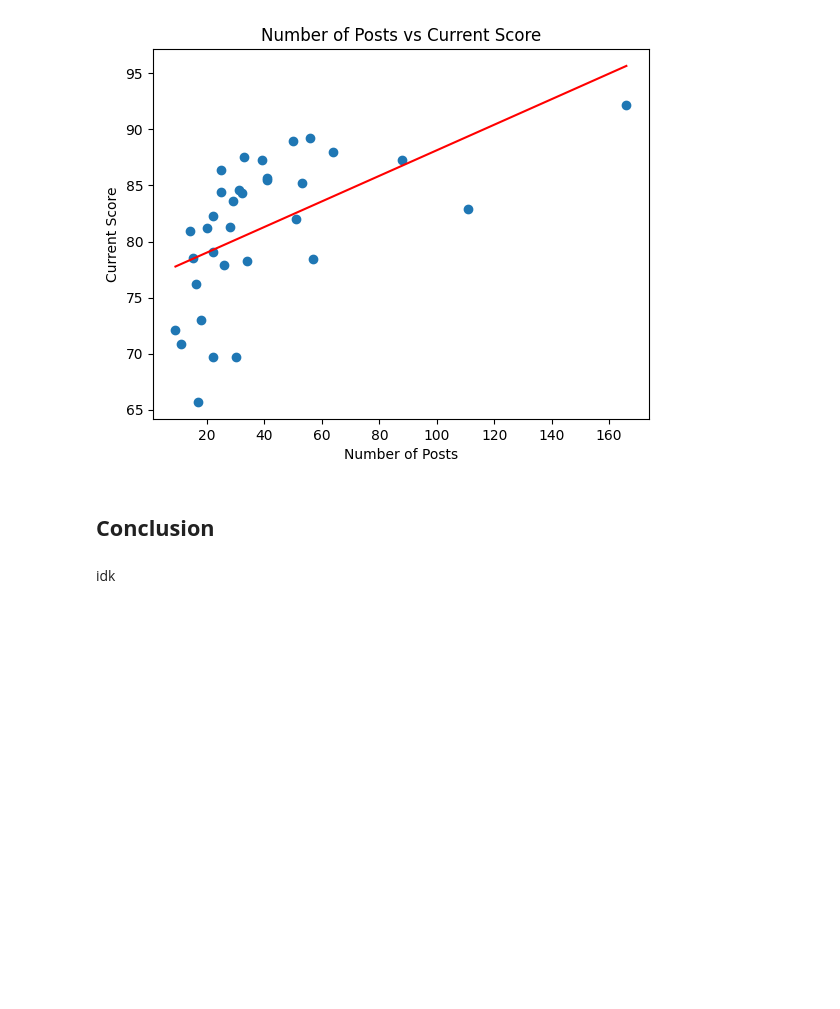
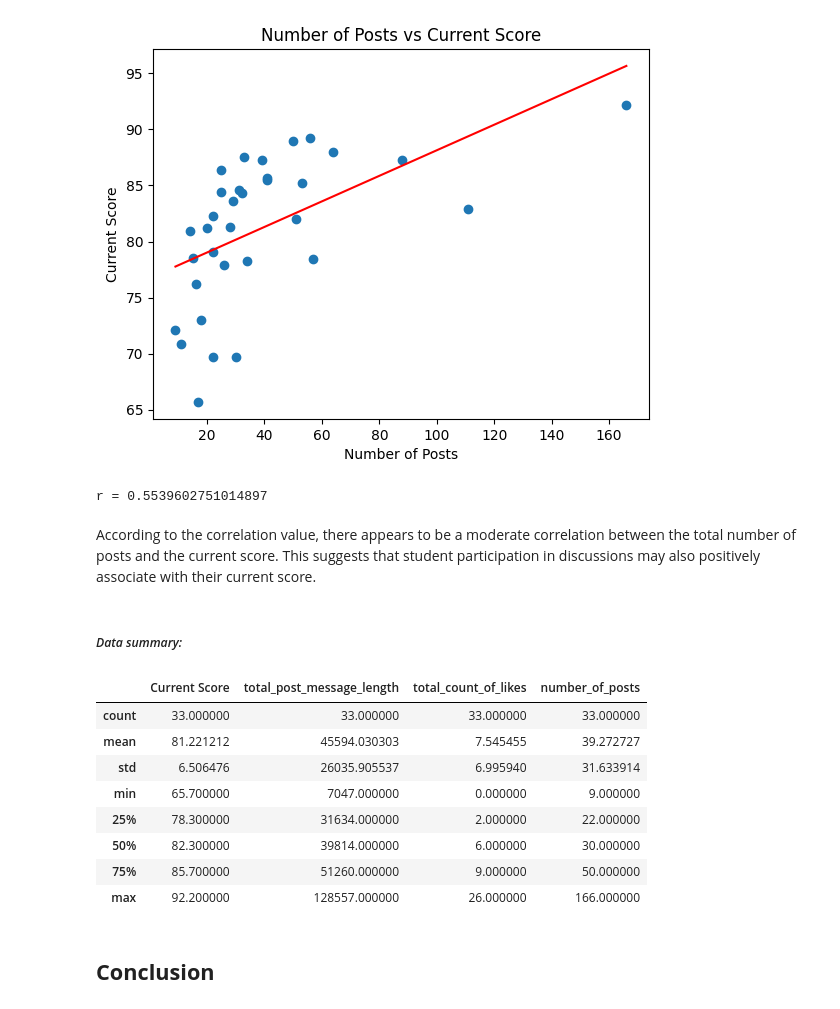
Before and after one commit to jon-chow/hack-la-2022, a Jupyter notebook: src/canvas.ipynb, the cells around one changed output. Drawn from its saved outputs; the diff is of its cells as text; code cells hidden in the pictures; blank space fills up the shorter version.

```diff
--- a/src/canvas.ipynb
+++ b/src/canvas.ipynb
@@ -221,15 +228,15 @@ display(merge_data_2)
 # %%
 # plot merge_data_2 to see if there is a correlation between current score and number of posts
-plt.scatter(merge_data_2["number_of_posts"], merge_data_2["Current Score"])
+plt.scatter(merge_data["number_of_posts"], merge_data["Current Score"])
 plt.xlabel("Number of Posts")
 plt.ylabel("Current Score")
 plt.title("Number of Posts vs Current Score")
 
 # convert Current Score to numeric
-merge_data_2["Current Score"] = pd.to_numeric(merge_data_2["Current Score"])
+merge_data["Current Score"] = pd.to_numeric(merge_data["Current Score"])
 
 # add a best fit line to the plot
-plt.plot(np.unique(merge_data_2["number_of_posts"]), np.poly1d(np.polyfit(merge_data_2["number_of_posts"], merge_data_2["Current Score"], 1))(np.unique(merge_data_2["number_of_posts"])), color = 'red')
+plt.plot(np.unique(merge_data["number_of_posts"]), np.poly1d(np.polyfit(merge_data["number_of_posts"], merge_data["Current Score"], 1))(np.unique(merge_data["number_of_posts"])), color = 'red')
 # %% [output]
 <matplotlib.collections.PathCollection at 0x...>
 Text(0.5, 0, 'Number of Posts')
@@ -237,7 +244,26 @@ Text(0, 0.5, 'Current Score')
 Text(0.5, 1.0, 'Number of Posts vs Current Score')
 [<matplotlib.lines.Line2D at 0x...>]
 [figure]
+# %%
+corr = merge_data['number_of_posts'].corr(merge_data['Current Score'])
+print("r =", corr)
+# %% [output]
+r = 0.5539602751014897
+# %% [markdown]
+According to the correlation value, there appears to be a moderate correlation between the total number of posts and the current score. This suggests that student participation in discussions may also positively associate with their current score.
+# %% [markdown]
+##### *Data summary:*
+# %%
+display(merge_data.describe())
+# %% [output]
+|  | Current Score | total_post_message_length | total_count_of_likes | number_of_posts |
+| count | 33.000000 | 33.000000 | 33.000000 | 33.000000 |
+| mean | 81.221212 | 45594.030303 | 7.545455 | 39.272727 |
+| std | 6.506476 | 26035.905537 | 6.995940 | 31.633914 |
+| min | 65.700000 | 7047.000000 | 0.000000 | 9.000000 |
+| 25% | 78.300000 | 31634.000000 | 2.000000 | 22.000000 |
+| 50% | 82.300000 | 39814.000000 | 6.000000 | 30.000000 |
+| 75% | 85.700000 | 51260.000000 | 9.000000 | 50.000000 |
+| max | 92.200000 | 128557.000000 | 26.000000 | 166.000000 |
 # %% [markdown]
 ## **Conclusion**
-# %% [markdown]
-idk
```
Also changed, not shown: parts of 3 cells of this notebook, 2 other files.
